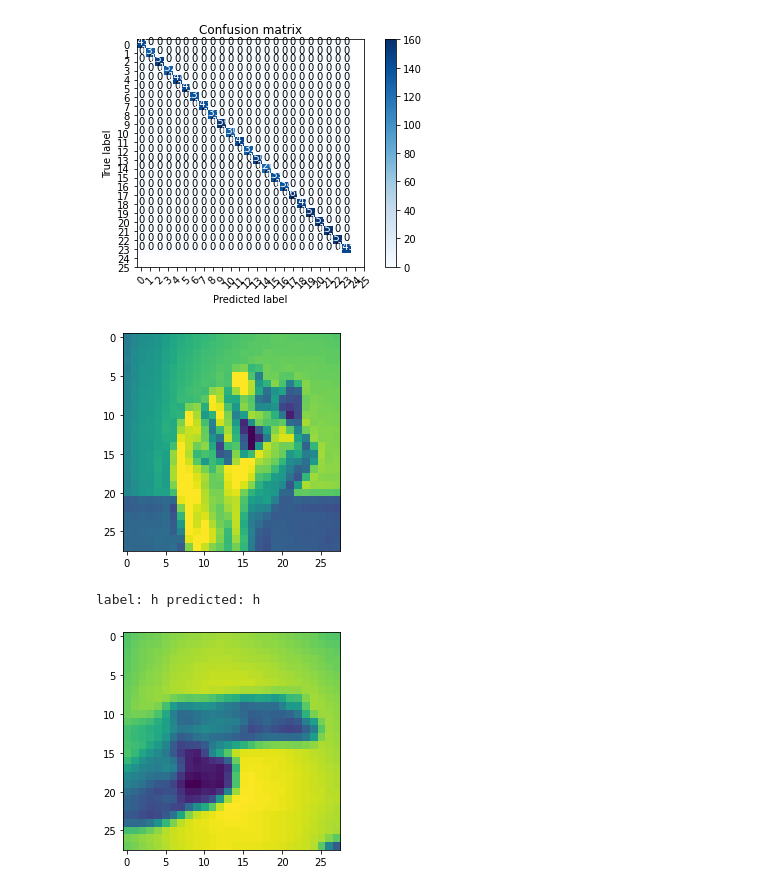
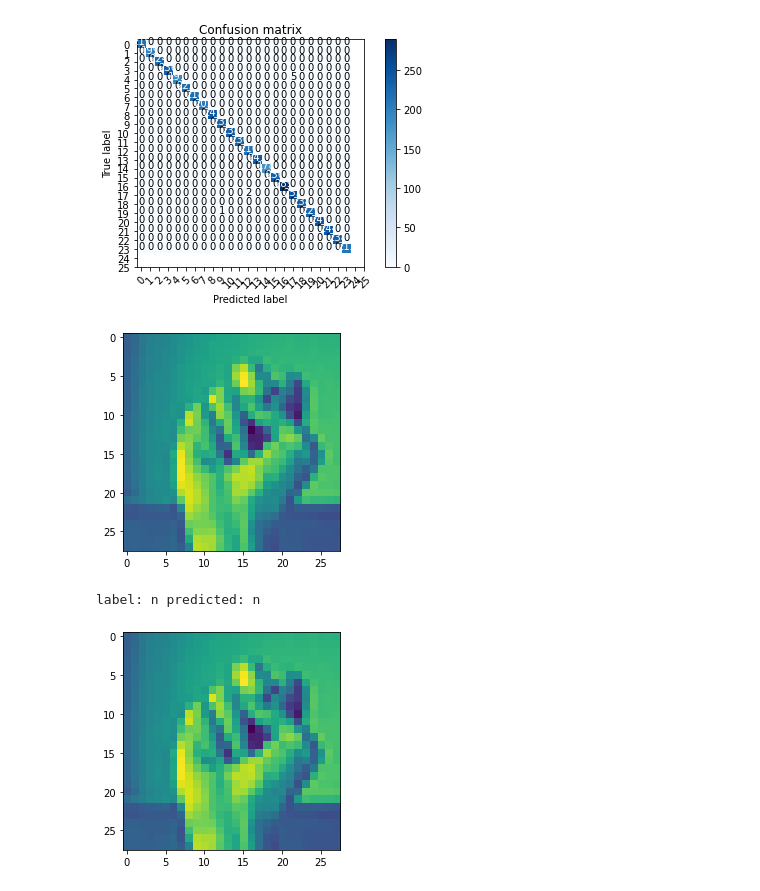
Before and after one commit to safersephy/ML-practice-2021, a Jupyter notebook: Camera/camtest.ipynb, the cells around one changed output. Cells and saved outputs as stored; diff of their text form; code cells hidden in the pictures.

```diff
--- a/Camera/camtest.ipynb
+++ b/Camera/camtest.ipynb
@@ -22,12 +22,12 @@ from sklearn.model_selection import train_test_split
 from tensorflow.keras.preprocessing.image import ImageDataGenerator
 from string import ascii_lowercase
 # %%
-X1 = pd.read_csv("data/train.csv")
-X2 = pd.read_csv("data/test.csv")
+X = pd.read_csv("data/train.csv")
+#X2 = pd.read_csv("data/test.csv")
 
-frames = [X1, X2]
-X = pd.concat(frames)
-X.index = [x for x in range(1, len(X.values)+1)]
+#frames = [X1, X2]
+#X = pd.concat(frames)
+#X.index = [x for x in range(1, len(X.values)+1)]
 
 
 y = X.pop("label")
@@ -37,7 +37,7 @@ y = to_categorical(y, num_classes = 26)
 X = X / 255.0
 X = X.values.reshape(-1,28,28,1)
 # %%
-X_train, X_valid, y_train, y_valid = train_test_split(X, y, test_size = 0.1, random_state=1337)
+X_train, X_valid, y_train, y_valid = train_test_split(X, y, test_size = 0.2, random_state=1337)
 # %%
 X_train.shape
 # %% [output]
@@ -140,30 +140,32 @@ Y_true = np.argmax(y_valid,axis = 1)
 # compute the confusion matrix
 confusion_mtx = confusion_matrix(Y_true, Y_pred_classes)
 # plot the confusion matrix
+
 plot_confusion_matrix(confusion_mtx, classes = range(26))
 # %% [output]
-[figure, old version]
+[figure, new version]
 # %%
+
 g = plt.imshow(X_train[3][:,:,0])
 # %% [output]
-[figure, old version]
+[figure, new version]
 # %%
 # predict results
 
-predictnumber = 12
+predictnumber = 3
 results = model.predict(X_train[[predictnumber]])
 
 # select the indix with the maximum probability
 results = np.argmax(results,axis = 1)
 
 alphabet_string = ascii_lowercase
 alphabet_list = list(alphabet_string)
 
 g = plt.imshow(X_train[predictnumber][:,:,0])
 print("label: " + str(alphabet_list[int(np.argmax(y_train[[predictnumber]],axis = 1))]) + " predicted: " + str(alphabet_list[int(results)]))
 # %% [output]
-label: h predicted: h
+label: n predicted: n
-[figure, old version]
+[figure, new version]
 # %%
 #Use 'jpeg' instead of 'png' (~5 times faster)
 def showarray(a, prev_display_id=None, fmt='jpeg'):
```
Also changed, not shown: parts of 9 cells of this notebook.
